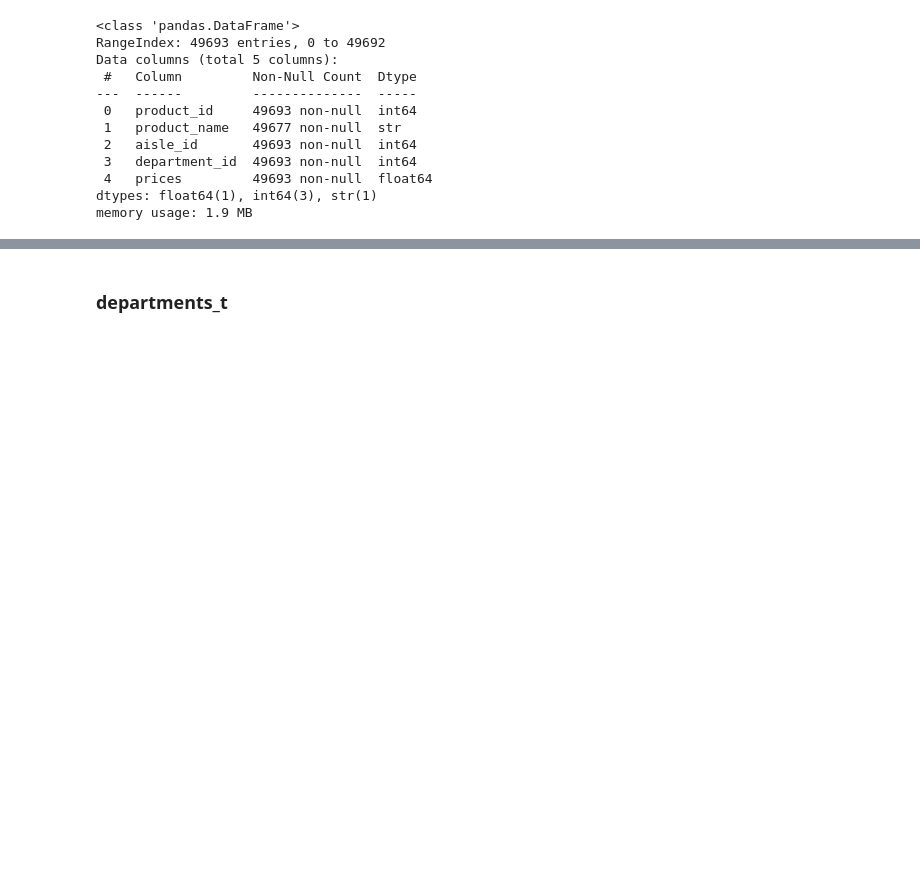
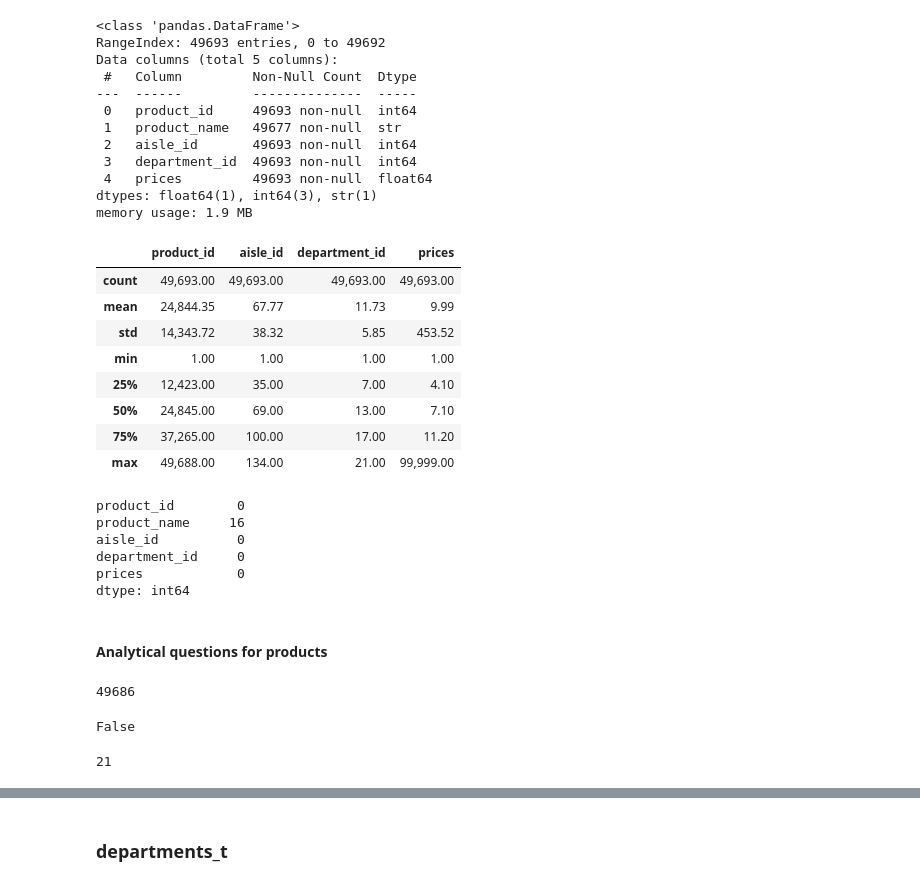
Before and after one commit to Hrz17PMardev/data_analytics_with_python, a Jupyter notebook: notebooks/06_prepared.ipynb, the cells around one changed output, grey strips where cells are left out. Saved outputs shown, nothing was run; the diff lists cells and outputs as text; code cells hidden in the pictures; blank space fills up the shorter version.

Commit message:
Explore and analyze 'products', 'department_t', and 'aisles' tables

```diff
--- a/notebooks/06_prepared.ipynb
+++ b/notebooks/06_prepared.ipynb
@@ -347,3 +347,41 @@ Data columns (total 5 columns):
  4   prices         49693 non-null  float64
 dtypes: float64(1), int64(3), str(1)
 memory usage: 1.9 MB
+# %%
+df_products.describe()
+# %% [output]
+|  | product_id | aisle_id | department_id | prices |
+| count | 49,693.00 | 49,693.00 | 49,693.00 | 49,693.00 |
+| mean | 24,844.35 | 67.77 | 11.73 | 9.99 |
+| std | 14,343.72 | 38.32 | 5.85 | 453.52 |
+| min | 1.00 | 1.00 | 1.00 | 1.00 |
+| 25% | 12,423.00 | 35.00 | 7.00 | 4.10 |
+| 50% | 24,845.00 | 69.00 | 13.00 | 7.10 |
+| 75% | 37,265.00 | 100.00 | 17.00 | 11.20 |
+| max | 49,688.00 | 134.00 | 21.00 | 99,999.00 |
+# %%
+df_products.isna().sum()
+# %% [output]
+product_id        0
+product_name     16
+aisle_id          0
+department_id     0
+prices            0
+dtype: int64
+# %% [markdown]
+#### Analytical questions for products
+# %%
+# How many unique products exist?
+df_products["product_id"].nunique()
+# %% [output]
+49686
+# %%
+#  Are product IDs unique?
+df_products["product_id"].is_unique
+# %% [output]
+False
+# %%
+# How many unique departments are referenced in the product table?
+df_products["department_id"].nunique()
+# %% [output]
+21
```
Also changed, not shown: parts of 18 cells of this notebook.
